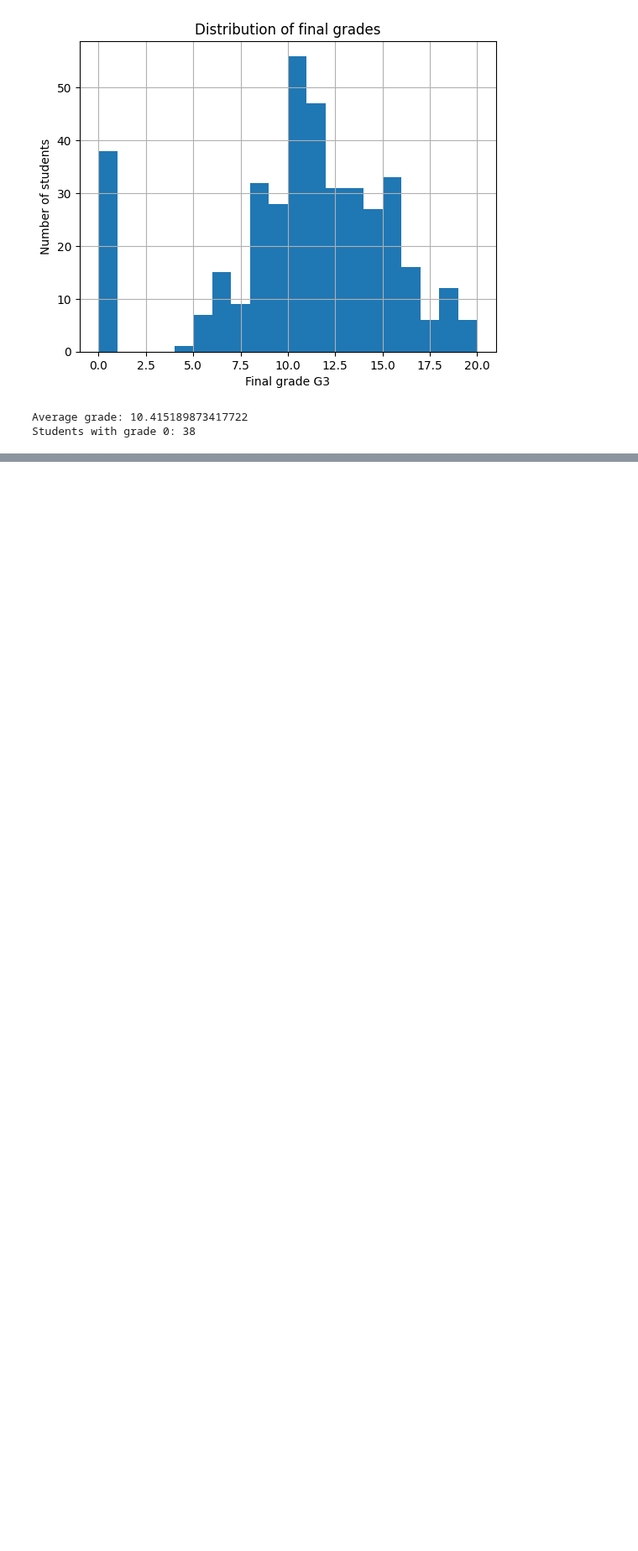
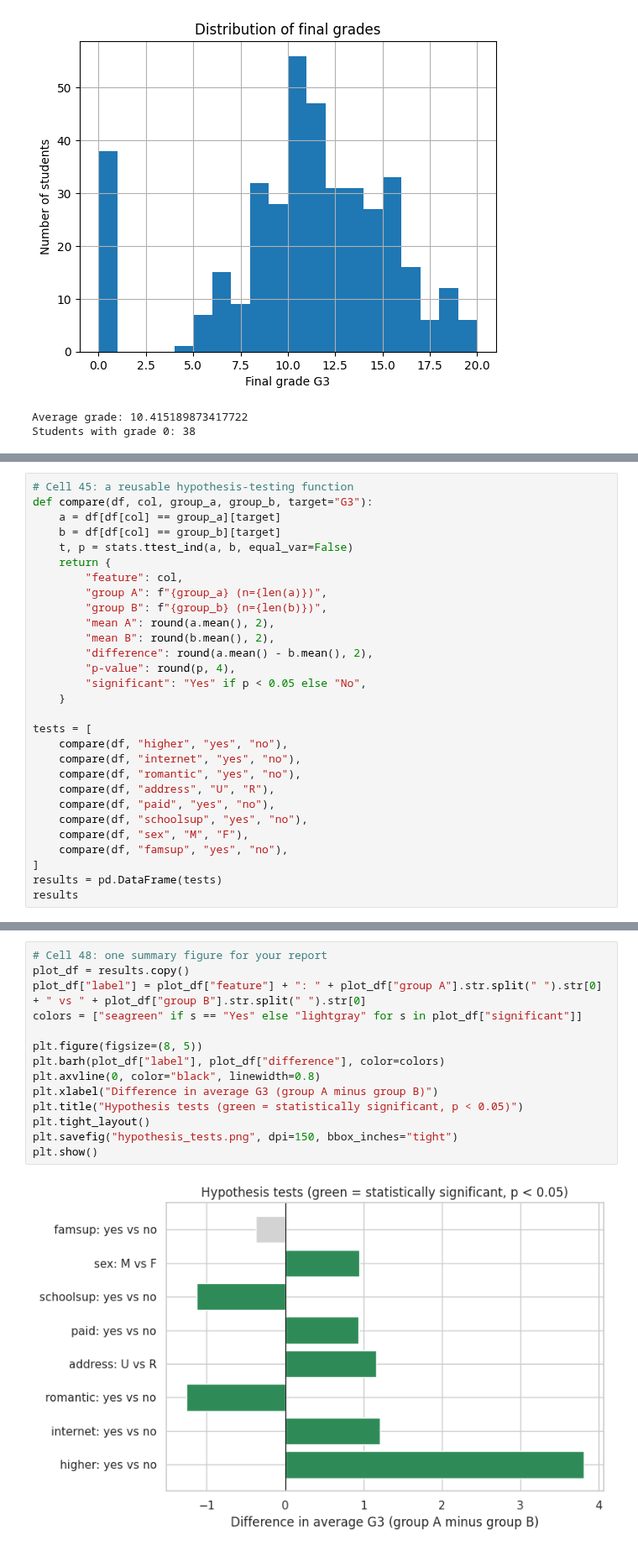
Before and after one commit to buntyedutainer/student-performance-ai, a Jupyter notebook: project.ipynb, the cells around one changed output, grey strips where cells are left out. Shown at 84% size. Drawn from its saved outputs; the diff is of its cells as text; blank space fills up the shorter version.

```diff
--- a/project.ipynb
+++ b/project.ipynb
@@ -694,0 +752,29 @@ plt.show()
+# %%
+# Cell 45: a reusable hypothesis-testing function
+def compare(df, col, group_a, group_b, target="G3"):
+    a = df[df[col] == group_a][target]
+    b = df[df[col] == group_b][target]
+    t, p = stats.ttest_ind(a, b, equal_var=False)
+    return {
+        "feature": col,
+        "group A": f"{group_a} (n={len(a)})",
+        "group B": f"{group_b} (n={len(b)})",
+        "mean A": round(a.mean(), 2),
+        "mean B": round(b.mean(), 2),
+        "difference": round(a.mean() - b.mean(), 2),
+        "p-value": round(p, 4),
+        "significant": "Yes" if p < 0.05 else "No",
+    }
+
+tests = [
+    compare(df, "higher", "yes", "no"),
+    compare(df, "internet", "yes", "no"),
+    compare(df, "romantic", "yes", "no"),
+    compare(df, "address", "U", "R"),
+    compare(df, "paid", "yes", "no"),
+    compare(df, "schoolsup", "yes", "no"),
+    compare(df, "sex", "M", "F"),
+    compare(df, "famsup", "yes", "no"),
+]
+results = pd.DataFrame(tests)
+results
@@ -694,0 +845,16 @@ plt.show()
+# %%
+# Cell 48: one summary figure for your report
+plot_df = results.copy()
+plot_df["label"] = plot_df["feature"] + ": " + plot_df["group A"].str.split(" ").str[0] + " vs " + plot_df["group B"].str.split(" ").str[0]
+colors = ["seagreen" if s == "Yes" else "lightgray" for s in plot_df["significant"]]
+
+plt.figure(figsize=(8, 5))
+plt.barh(plot_df["label"], plot_df["difference"], color=colors)
+plt.axvline(0, color="black", linewidth=0.8)
+plt.xlabel("Difference in average G3 (group A minus group B)")
+plt.title("Hypothesis tests (green = statistically significant, p < 0.05)")
+plt.tight_layout()
+plt.savefig("hypothesis_tests.png", dpi=150, bbox_inches="tight")
+plt.show()
+# %% [output]
+[figure, added]
```
Also changed, not shown: parts of 77 cells of this notebook.
